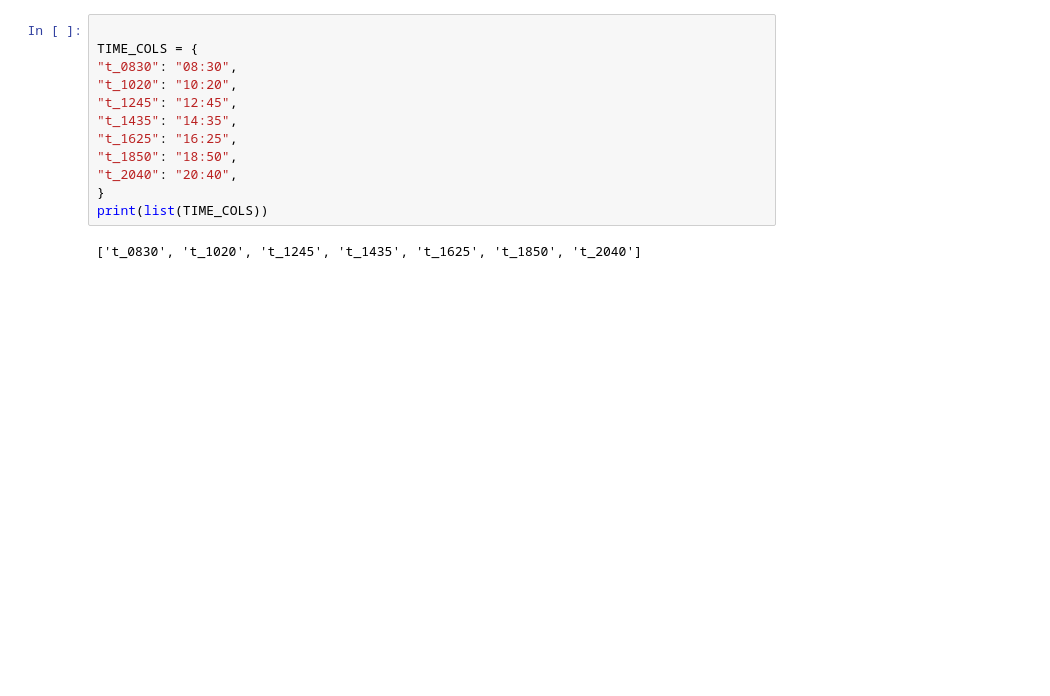
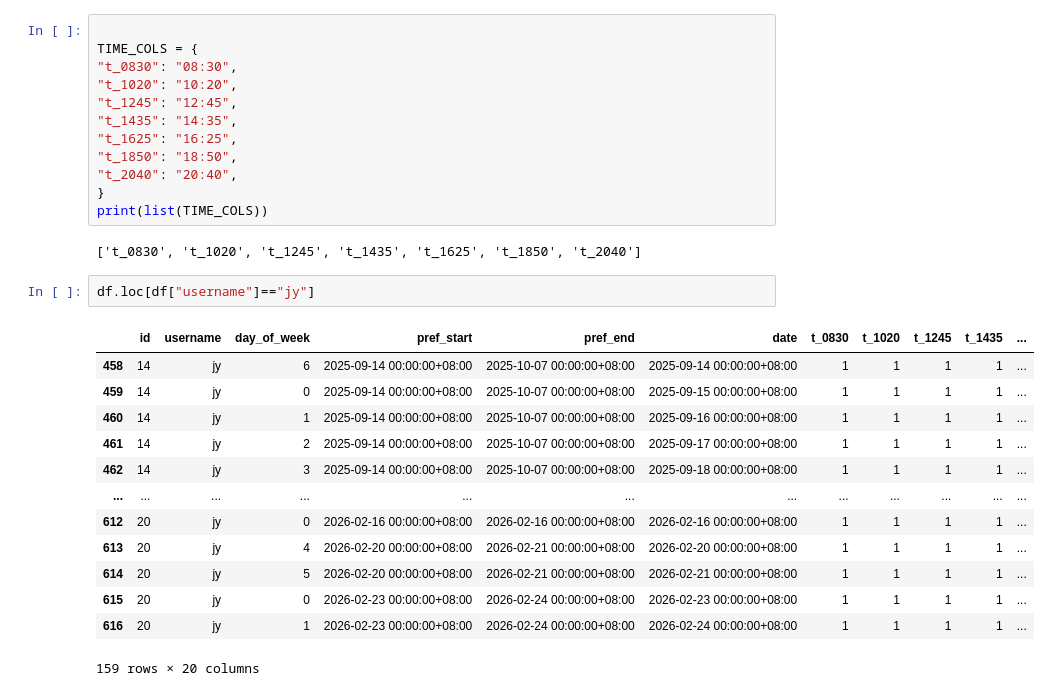
Before and after one commit to jun000111/cdc_ml, a Jupyter notebook: notebooks/1.07-preference-cleaning.ipynb, the cells around one changed output. Drawn from its saved outputs; the diff is of its cells as text; blank space fills up the shorter version.

```diff
--- a/notebooks/1.07-preference-cleaning.ipynb
+++ b/notebooks/1.07-preference-cleaning.ipynb
@@ -54,3 +90,19 @@ TIME_COLS = {
 print(list(TIME_COLS))
 # %% [output]
 ['t_0830', 't_1020', 't_1245', 't_1435', 't_1625', 't_1850', 't_2040']
+# %%
+df.loc[df["username"]=="jy"]
+# %% [output]
+|  | id | username | day_of_week | pref_start | pref_end | date | t_0830 | t_1020 | t_1245 | t_1435 | ... |
+| 458 | 14 | jy | 6 | 2025-09-14 00:00:00+08:00 | 2025-10-07 00:00:00+08:00 | 2025-09-14 00:00:00+08:00 | 1 | 1 | 1 | 1 | ... |
+| 459 | 14 | jy | 0 | 2025-09-14 00:00:00+08:00 | 2025-10-07 00:00:00+08:00 | 2025-09-15 00:00:00+08:00 | 1 | 1 | 1 | 1 | ... |
+| 460 | 14 | jy | 1 | 2025-09-14 00:00:00+08:00 | 2025-10-07 00:00:00+08:00 | 2025-09-16 00:00:00+08:00 | 1 | 1 | 1 | 1 | ... |
+| 461 | 14 | jy | 2 | 2025-09-14 00:00:00+08:00 | 2025-10-07 00:00:00+08:00 | 2025-09-17 00:00:00+08:00 | 1 | 1 | 1 | 1 | ... |
+| 462 | 14 | jy | 3 | 2025-09-14 00:00:00+08:00 | 2025-10-07 00:00:00+08:00 | 2025-09-18 00:00:00+08:00 | 1 | 1 | 1 | 1 | ... |
+| ... | ... | ... | ... | ... | ... | ... | ... | ... | ... | ... | ... |
+| 612 | 20 | jy | 0 | 2026-02-16 00:00:00+08:00 | 2026-02-16 00:00:00+08:00 | 2026-02-16 00:00:00+08:00 | 1 | 1 | 1 | 1 | ... |
+| 613 | 20 | jy | 4 | 2026-02-20 00:00:00+08:00 | 2026-02-21 00:00:00+08:00 | 2026-02-20 00:00:00+08:00 | 1 | 1 | 1 | 1 | ... |
+| 614 | 20 | jy | 5 | 2026-02-20 00:00:00+08:00 | 2026-02-21 00:00:00+08:00 | 2026-02-21 00:00:00+08:00 | 1 | 1 | 1 | 1 | ... |
+| 615 | 20 | jy | 0 | 2026-02-23 00:00:00+08:00 | 2026-02-24 00:00:00+08:00 | 2026-02-23 00:00:00+08:00 | 1 | 1 | 1 | 1 | ... |
+| 616 | 20 | jy | 1 | 2026-02-23 00:00:00+08:00 | 2026-02-24 00:00:00+08:00 | 2026-02-24 00:00:00+08:00 | 1 | 1 | 1 | 1 | ... |
+159 rows × 20 columns
```
Also changed, not shown: parts of 4 cells of this notebook, 14 other files.
